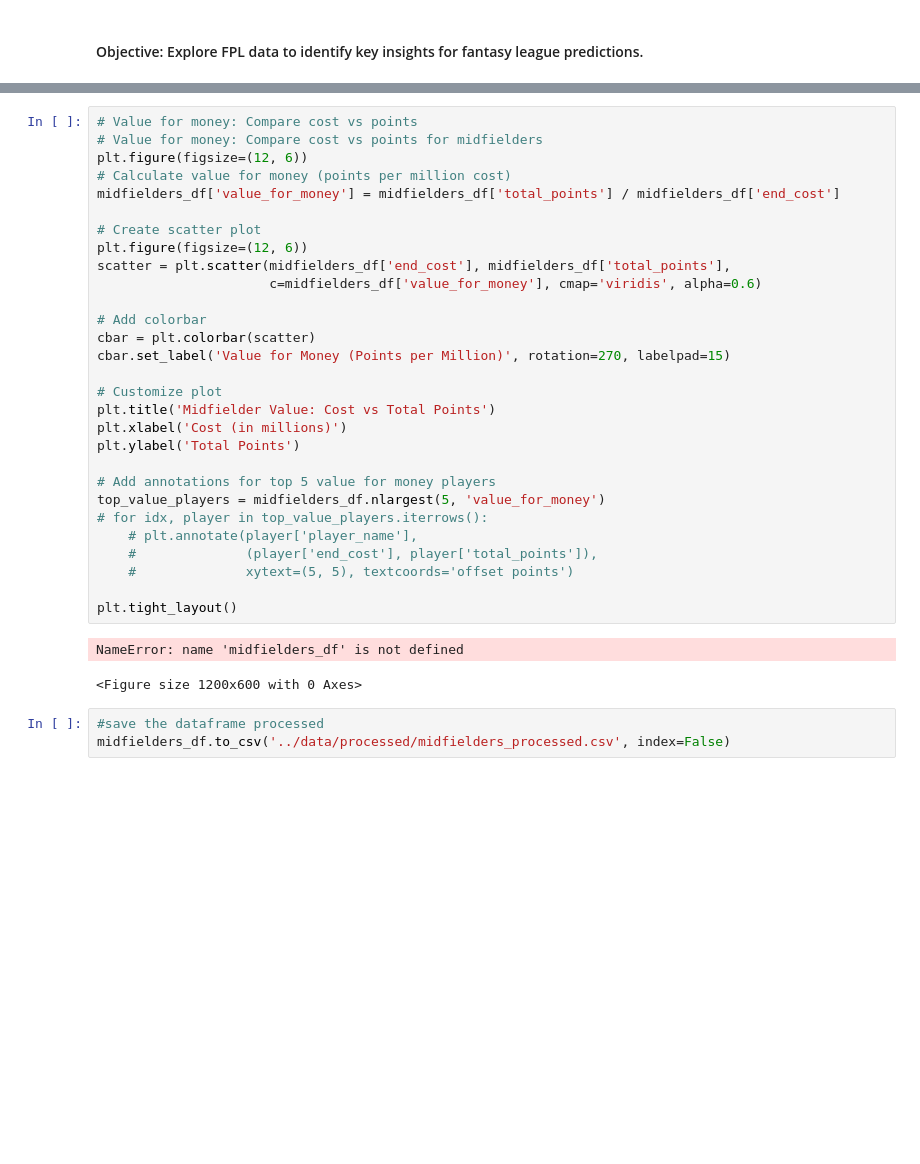
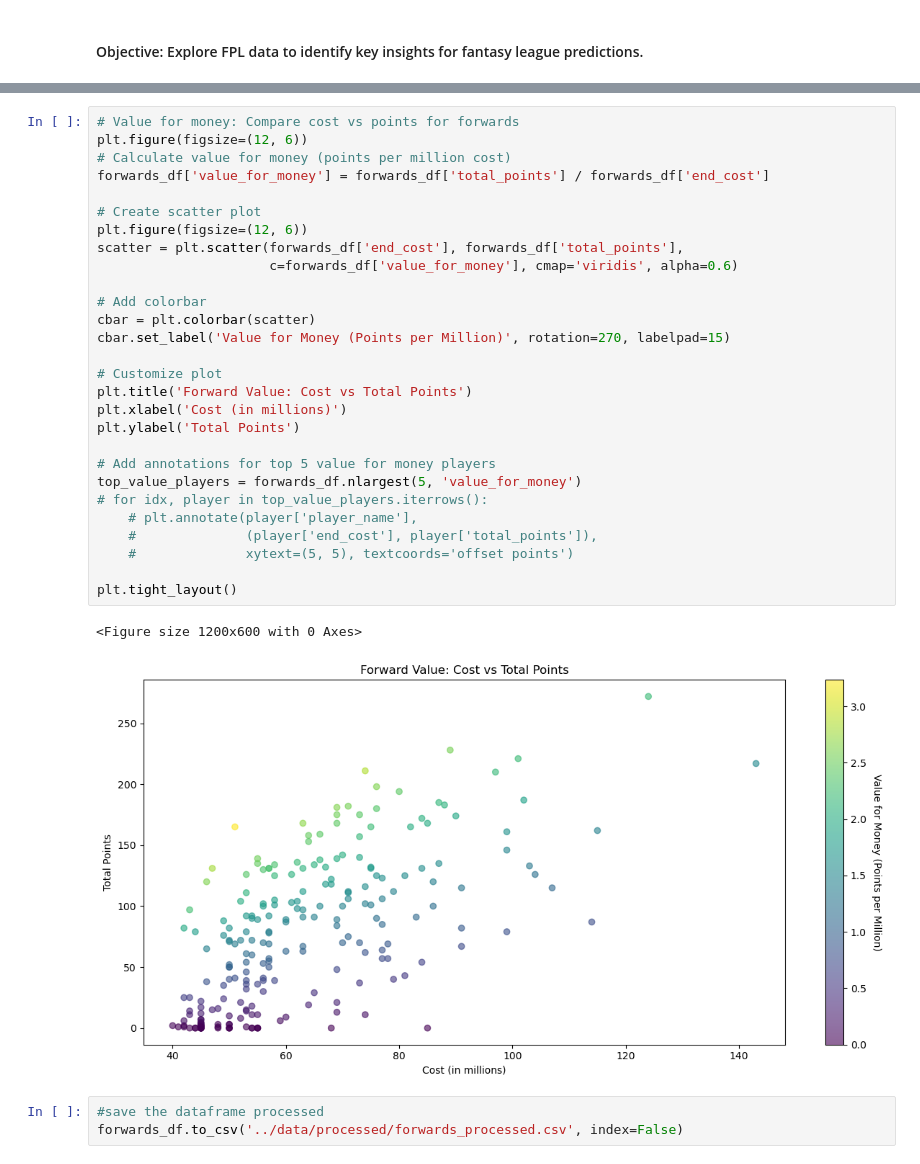
Before and after one commit to dfquinn23/Project_2, a Jupyter notebook: _forwards_analysis/02-eda-forwards.ipynb, the cells around one changed output, grey strips where cells are left out. Cells and saved outputs as stored; diff of their text form; blank space fills up the shorter version.

Commit message:
forwards predictions

```diff
--- a/_forwards_analysis/02-eda-forwards.ipynb
+++ b/_forwards_analysis/02-eda-forwards.ipynb
@@ -88,35 +124,34 @@ NameError: name 'current_players_df' is not defined
 # %%
-# Value for money: Compare cost vs points
-# Value for money: Compare cost vs points for midfielders
+# Value for money: Compare cost vs points for forwards
 plt.figure(figsize=(12, 6))
 # Calculate value for money (points per million cost)
-midfielders_df['value_for_money'] = midfielders_df['total_points'] / midfielders_df['end_cost']
+forwards_df['value_for_money'] = forwards_df['total_points'] / forwards_df['end_cost']
 
 # Create scatter plot
 plt.figure(figsize=(12, 6))
-scatter = plt.scatter(midfielders_df['end_cost'], midfielders_df['total_points'],
-                      c=midfielders_df['value_for_money'], cmap='viridis', alpha=0.6)
+scatter = plt.scatter(forwards_df['end_cost'], forwards_df['total_points'],
+                      c=forwards_df['value_for_money'], cmap='viridis', alpha=0.6)
 
 # Add colorbar
 cbar = plt.colorbar(scatter)
 cbar.set_label('Value for Money (Points per Million)', rotation=270, labelpad=15)
 
 # Customize plot
-plt.title('Midfielder Value: Cost vs Total Points')
+plt.title('Forward Value: Cost vs Total Points')
 plt.xlabel('Cost (in millions)')
 plt.ylabel('Total Points')
 
 # Add annotations for top 5 value for money players
-top_value_players = midfielders_df.nlargest(5, 'value_for_money')
+top_value_players = forwards_df.nlargest(5, 'value_for_money')
 # for idx, player in top_value_players.iterrows():
     # plt.annotate(player['player_name'],
     #              (player['end_cost'], player['total_points']),
     #              xytext=(5, 5), textcoords='offset points')
 
 plt.tight_layout()
 # %% [output]
-NameError: name 'midfielders_df' is not defined
+<Figure size 1200x600 with 0 Axes>
-<Figure size 1200x600 with 0 Axes>
+[figure, added]
 # %%
 #save the dataframe processed
-midfielders_df.to_csv('../data/processed/midfielders_processed.csv', index=False)
+forwards_df.to_csv('../data/processed/forwards_processed.csv', index=False)
```
Also changed, not shown: parts of 3 cells of this notebook, 5 other files.
